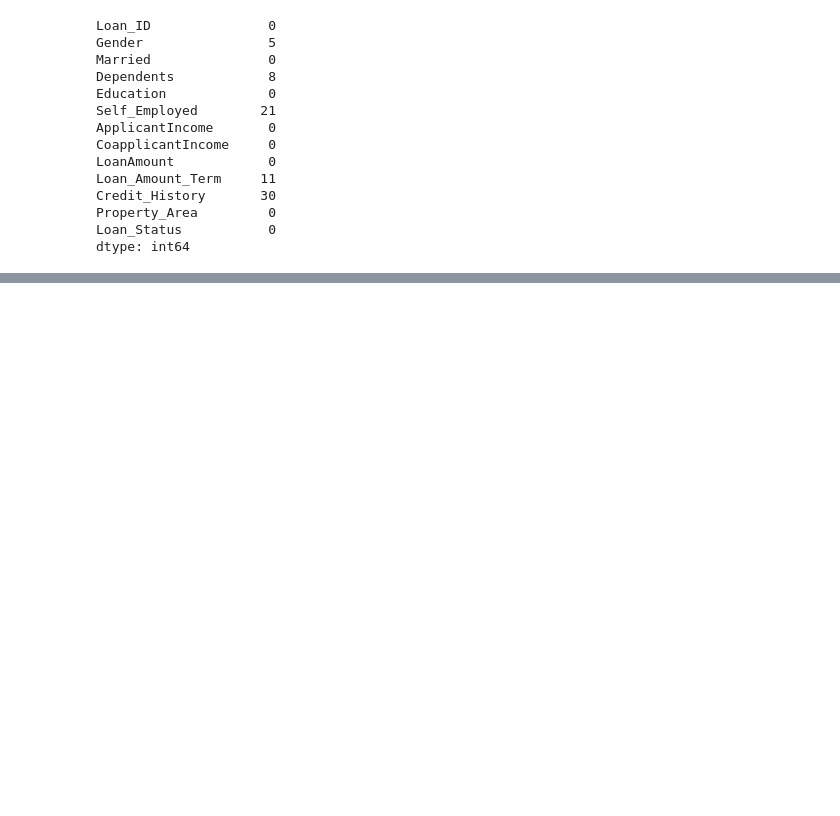
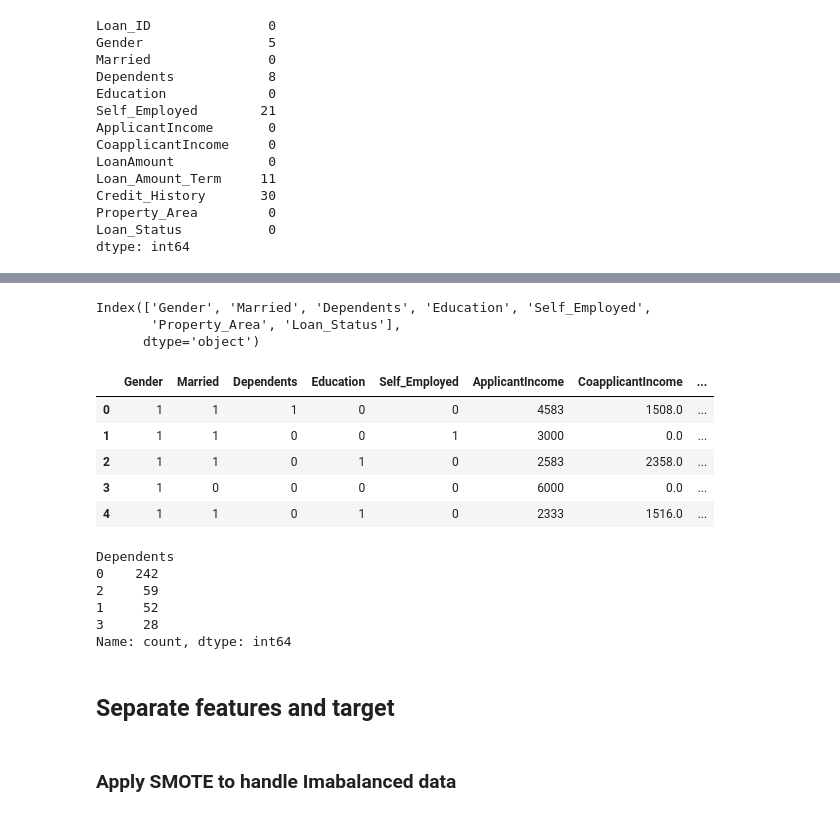
Before and after one commit to MahebobeFayyaz/4.-Naive-Bayes, a Jupyter notebook: Navie Bayes - Loan Approval Prediction.ipynb, the cells around one changed output, grey strips where cells are left out. Cells and saved outputs as stored; diff of their text form; code cells hidden in the pictures; blank space fills up the shorter version.

```diff
--- a/Navie Bayes - Loan Approval Prediction.ipynb
+++ b/Navie Bayes - Loan Approval Prediction.ipynb
@@ -67,0 +245,2 @@ dtype: int64
+# %%
+df['Credit_History'] = df['Credit_History'].astype(int)
@@ -67,0 +267,34 @@ dtype: int64
+# %%
+from sklearn.preprocessing import LabelEncoder
+le = LabelEncoder()
+# %%
+cat_cols = df.select_dtypes(include='object').columns
+
+cat_cols
+# %% [output]
+Index(['Gender', 'Married', 'Dependents', 'Education', 'Self_Employed',
+       'Property_Area', 'Loan_Status'],
+      dtype='object')
+# %%
+for col in cat_cols:
+    df[col] = le.fit_transform(df[col])
+# %%
+df.head()
+# %% [output]
+|  | Gender | Married | Dependents | Education | Self_Employed | ApplicantIncome | CoapplicantIncome | ... |
+| 0 | 1 | 1 | 1 | 0 | 0 | 4583 | 1508.0 | ... |
+| 1 | 1 | 1 | 0 | 0 | 1 | 3000 | 0.0 | ... |
+| 2 | 1 | 1 | 0 | 1 | 0 | 2583 | 2358.0 | ... |
+| 3 | 1 | 0 | 0 | 0 | 0 | 6000 | 0.0 | ... |
+| 4 | 1 | 1 | 0 | 1 | 0 | 2333 | 1516.0 | ... |
+# %%
+df['Dependents'].value_counts()
+# %% [output]
+Dependents
+0    242
+2     59
+1     52
+3     28
+Name: count, dtype: int64
+# %% [markdown]
+## Separate features and target
@@ -67,0 +313,2 @@ dtype: int64
+# %% [markdown]
+### Apply SMOTE to handle Imabalanced data
```
Also changed, not shown: parts of 45 cells of this notebook.
